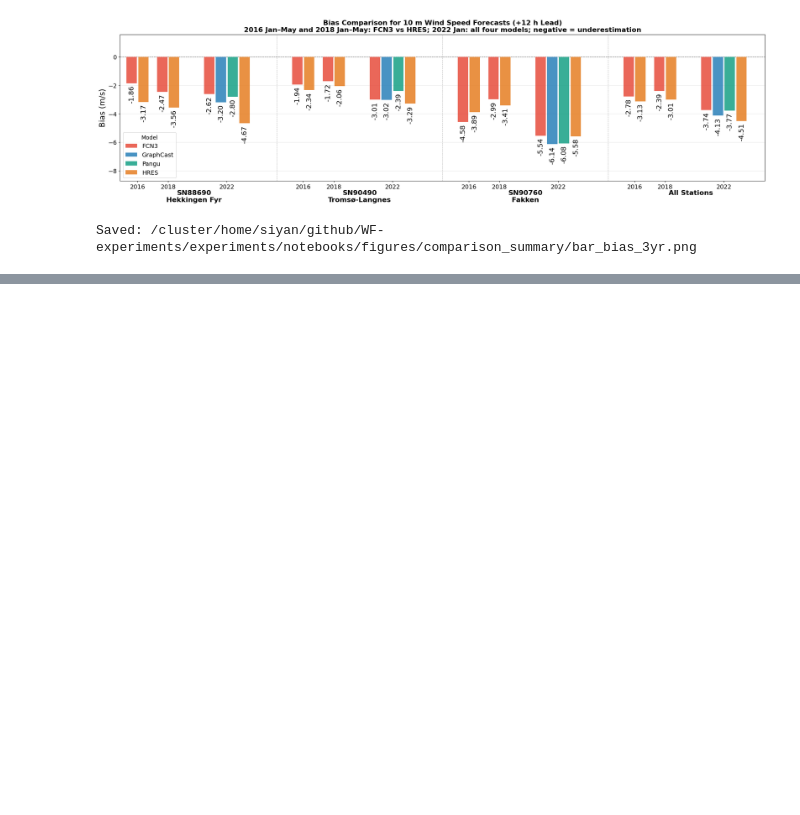
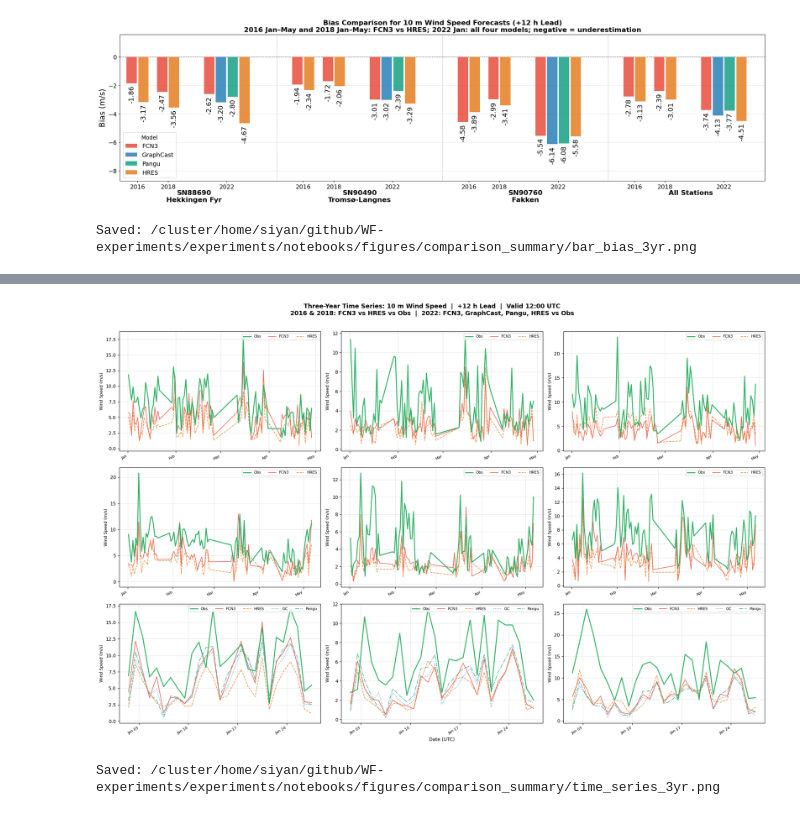
Before and after one commit to chensy618/WF-experiments, a Jupyter notebook: experiments/notebooks/comparison_summary.ipynb, the cells around one changed output, grey strips where cells are left out. Drawn from its saved outputs; the diff is of its cells as text; code cells hidden in the pictures; blank space fills up the shorter version.

Commit message:
add time-series figure of 3 years

```diff
--- a/experiments/notebooks/comparison_summary.ipynb
+++ b/experiments/notebooks/comparison_summary.ipynb
@@ -560,0 +713,71 @@ Saved: /cluster/home/siyan/github/WF-experiments/experiments/notebooks/figures/c
+# %%
+# ── 3 rows (years) × 3 cols (stations) time series ───────────────────────────
+YEARS_TS = ['2016', '2018', '2022']
+SIDS_TS  = list(TS_STATIONS.keys())
+
+fig, axes = plt.subplots(3, 3, figsize=(20, 13), squeeze=False)
+
+for row, yr in enumerate(YEARS_TS):
+    cfg    = YEAR_CFG[yr]
+    merged = MERGED_TS[yr]
+    is_2022 = (yr == '2022')
+
+    for col, sid in enumerate(SIDS_TS):
+        ax  = axes[row, col]
+        sub = merged[merged['station'] == sid].sort_values('valid_time')
+        info = TS_STATIONS[sid]
+
+        ax.plot(sub['valid_time'], sub['obs_wind'],
+                color=CLR_TS['Obs'],  lw=2.0, label='Obs',  alpha=0.95, zorder=5)
+        ax.plot(sub['valid_time'], sub['fcn3_wind'],
+                color=CLR_TS['FCN3'], lw=1.3, label='FCN3', alpha=0.85, zorder=3)
+        ax.plot(sub['valid_time'], sub['hres_wind'],
+                color=CLR_TS['HRES'], lw=1.3, label='HRES', alpha=0.85, zorder=3, linestyle='--')
+
+        if is_2022 and 'gc_wind' in sub.columns:
+            ax.plot(sub['valid_time'], sub['gc_wind'],
+                    color=CLR_TS['GraphCast'], lw=1.3, label='GC',    alpha=0.80, zorder=2, linestyle=':')
+        if is_2022 and 'pangu_wind' in sub.columns:
+            ax.plot(sub['valid_time'], sub['pangu_wind'],
+                    color=CLR_TS['Pangu'],     lw=1.3, label='Pangu', alpha=0.80, zorder=2, linestyle='-.')
+
+        # RMSE in title
+        # rf = float(np.sqrt(((sub['fcn3_wind'] - sub['obs_wind'])**2).mean()))
+        # rh = float(np.sqrt(((sub['hres_wind'] - sub['obs_wind'])**2).mean()))
+        # rmse_str = f'FCN3={rf:.2f}  HRES={rh:.2f}'
+        # if is_2022 and 'gc_wind' in sub.columns:
+        #     rg = float(np.sqrt(((sub['gc_wind'] - sub['obs_wind'])**2).mean()))
+        #     rp = float(np.sqrt(((sub['pangu_wind'] - sub['obs_wind'])**2).mean()))
+        #     rmse_str += f'  GC={rg:.2f}  Pangu={rp:.2f}'
+
+        # ax.set_title(
+        #     f'{sid} – {info["name"]}  ({yr})\nRMSE (m/s):  {rmse_str}',
+        #     fontsize=10, fontweight='bold',
+        # )
+        ax.set_ylabel('Wind Speed (m/s)', fontsize=9)
+        ax.legend(loc='upper right', fontsize=8, ncol=5 if is_2022 else 3)
+        ax.grid(True, alpha=0.3)
+
+        if is_2022:
+            ax.xaxis.set_major_locator(mdates.WeekdayLocator(byweekday=0))
+            ax.xaxis.set_major_formatter(mdates.DateFormatter('%b %d'))
+        else:
+            ax.xaxis.set_major_locator(mdates.MonthLocator())
+            ax.xaxis.set_major_formatter(mdates.DateFormatter('%b'))
+        plt.setp(ax.xaxis.get_majorticklabels(), rotation=30, ha='right', fontsize=8)
+
+axes[-1, 1].set_xlabel('Date (UTC)', fontsize=10)
+
+fig.suptitle(
+    'Three-Year Time Series: 10 m Wind Speed  |  +12 h Lead  |  Valid 12:00 UTC\n'
+    '2016 & 2018: FCN3 vs HRES vs Obs  |  2022: FCN3, GraphCast, Pangu, HRES vs Obs',
+    fontsize=13, fontweight='bold', y=1.01,
+)
+plt.tight_layout()
+out = FIG_OUT / 'time_series_3yr.png'
+plt.savefig(out, dpi=130, bbox_inches='tight')
+plt.show()
+print(f'Saved: {out}')
+# %% [output]
+[figure, added]
+Saved: /cluster/home/siyan/github/WF-experiments/experiments/notebooks/figures/comparison_summary/time_series_3yr.png
```
Also changed, not shown: parts of 2 cells of this notebook, 1 other file.
